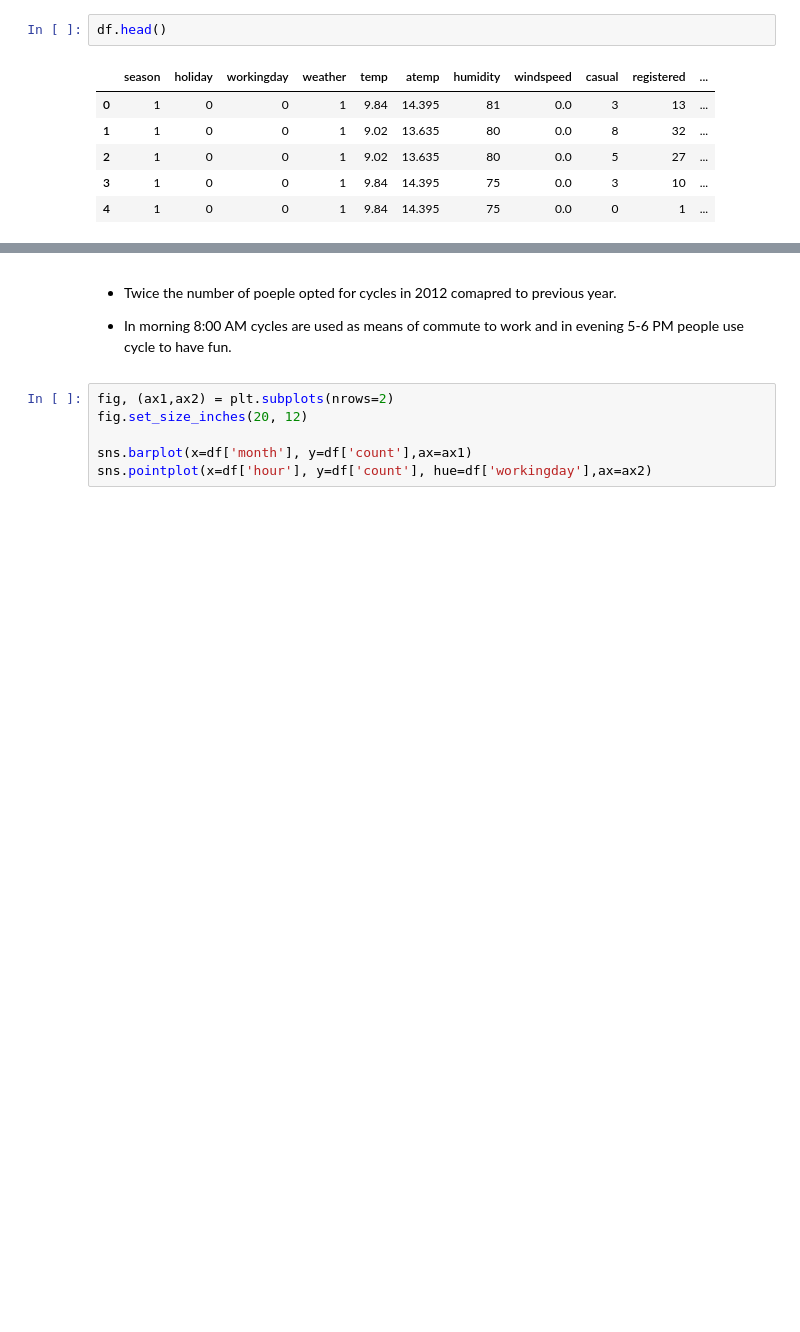
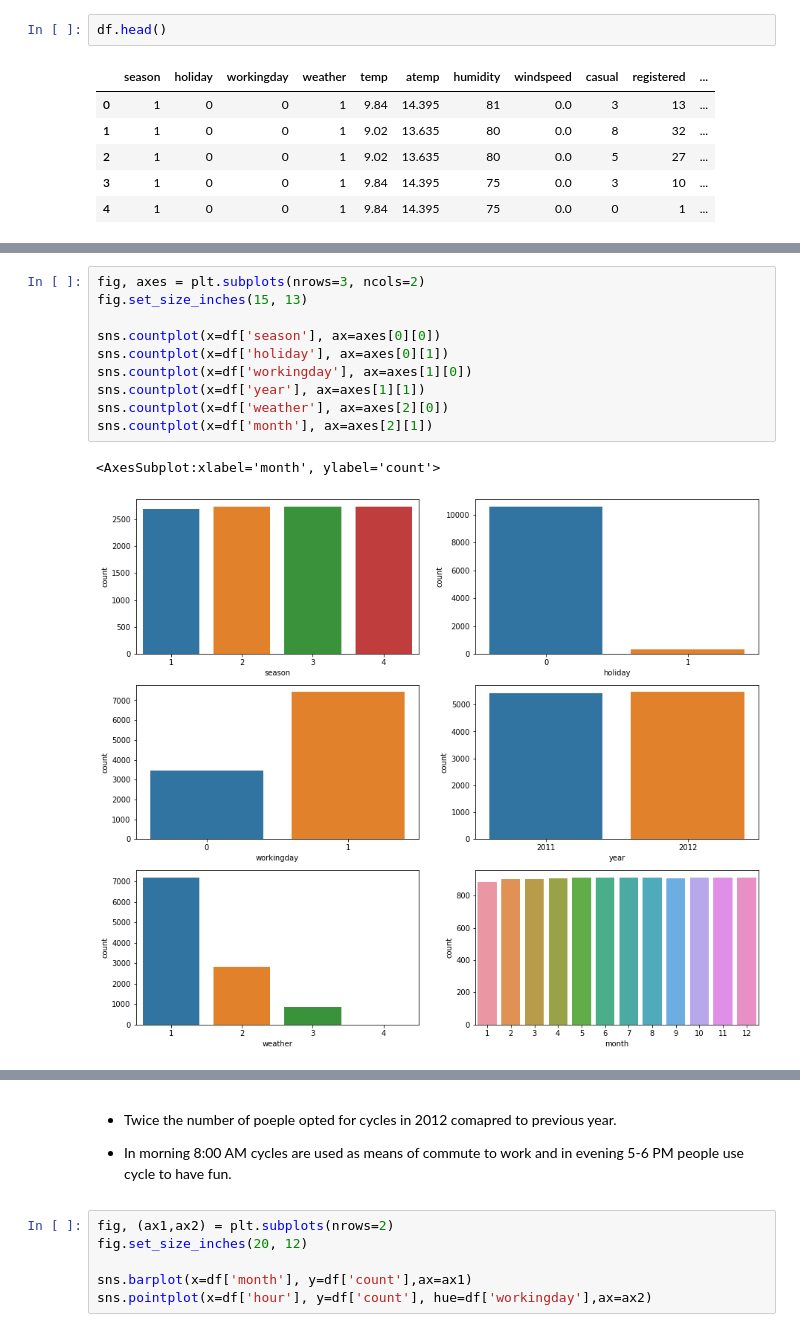
Before and after one commit to Mr-Dheer/BikeSharing, a Jupyter notebook: code.ipynb, the cells around one changed output, grey strips where cells are left out. Cells and saved outputs as stored; diff of their text form; blank space fills up the shorter version.

```diff
--- a/code.ipynb
+++ b/code.ipynb
@@ -81,0 +70,13 @@ df.head()
+# %%
+fig, axes = plt.subplots(nrows=3, ncols=2)
+fig.set_size_inches(15, 13)
+
+sns.countplot(x=df['season'], ax=axes[0][0])
+sns.countplot(x=df['holiday'], ax=axes[0][1])
+sns.countplot(x=df['workingday'], ax=axes[1][0])
+sns.countplot(x=df['year'], ax=axes[1][1])
+sns.countplot(x=df['weather'], ax=axes[2][0])
+sns.countplot(x=df['month'], ax=axes[2][1])
+# %% [output]
+<AxesSubplot:xlabel='month', ylabel='count'>
+[figure, added]
```
Also changed, not shown: parts of 21 cells of this notebook.
